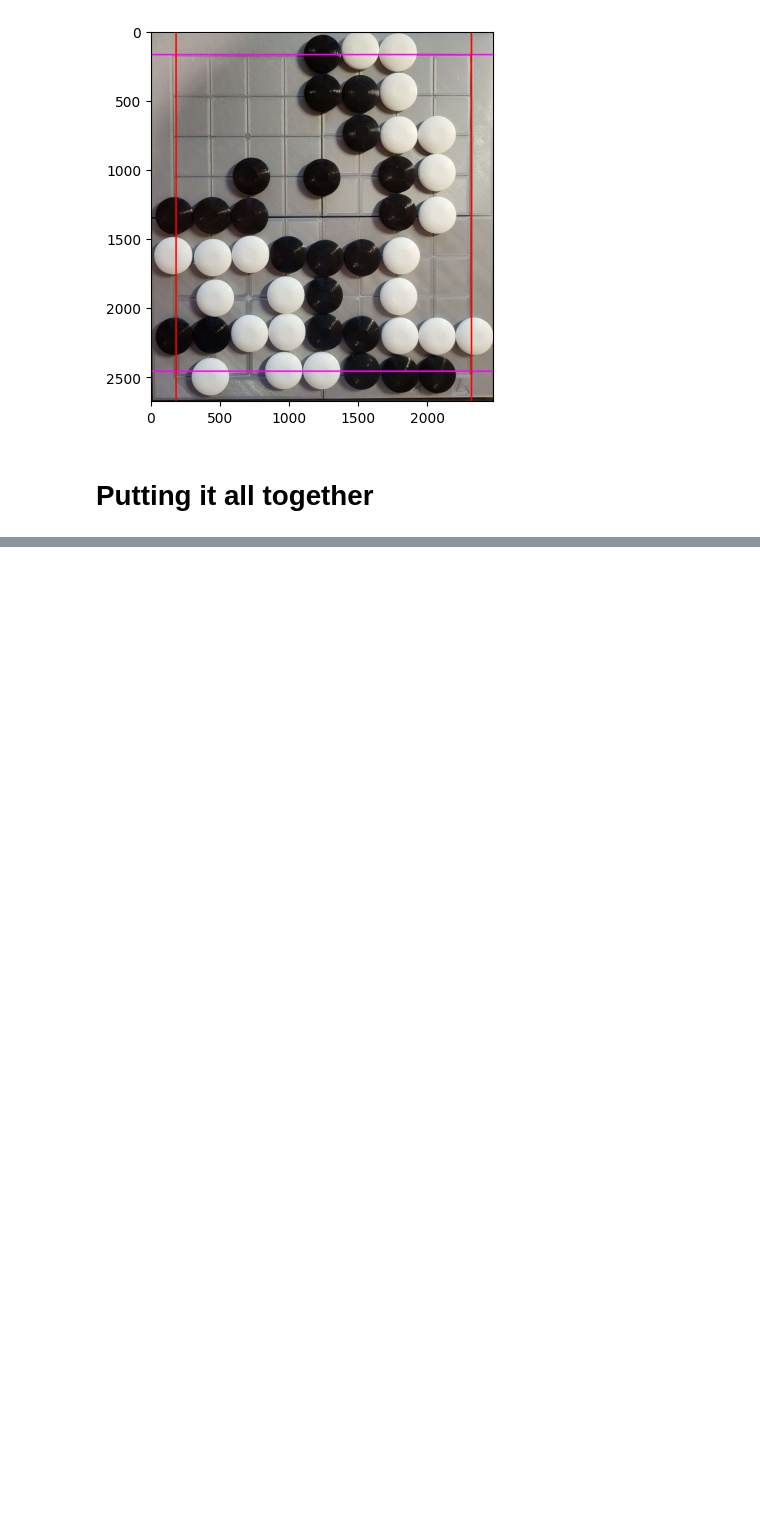
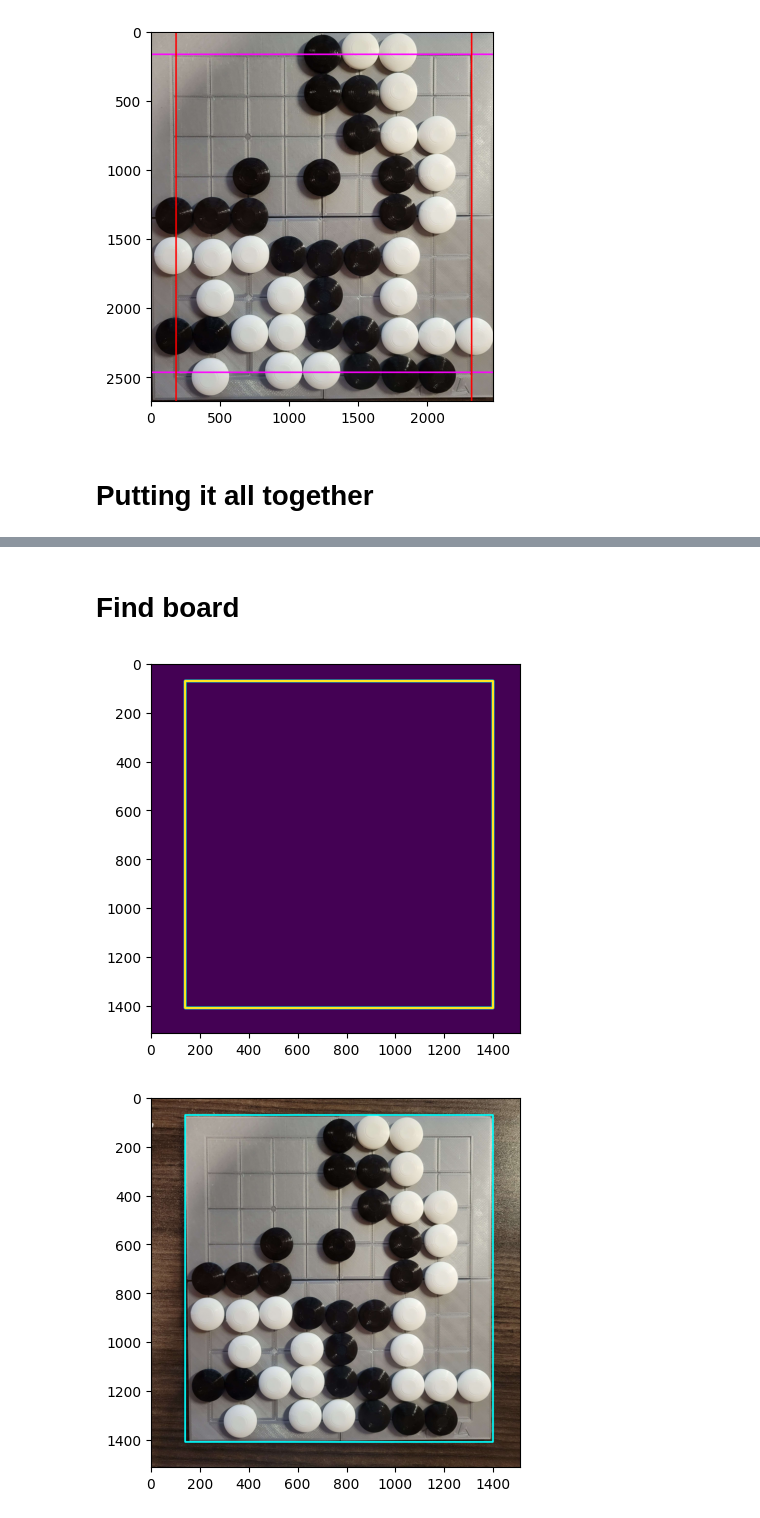
Before and after one commit to willGuimont/korigatachi, a Jupyter notebook: notebooks/detect_stone.ipynb, the cells around one changed output, grey strips where cells are left out. Drawn from its saved outputs; the diff is of its cells as text; code cells hidden in the pictures; blank space fills up the shorter version.

Commit message:
detect board

```diff
--- a/notebooks/detect_stone.ipynb
+++ b/notebooks/detect_stone.ipynb
@@ -268 +260,53 @@ Optimization terminated successfully.
 [figure]
+# %% [markdown]
+# Find board
+# %%
+img = cv.imread(path)
+
+rows, cols, _channels = map(int, img.shape)
+img = cv.pyrDown(img, dstsize=(cols // 2, rows // 2))
+
+# if not synthetic_board:
+#     img = img[150:-200, 300:-250]
+
+draw = np.zeros_like(img)
+draw = np.copy(img)
+gray = cv.cvtColor(img, cv.COLOR_BGR2GRAY)
+
+blurred = cv.medianBlur(gray, 11)
+
+edges = cv.Canny(blurred, 100, 200, None, 3)
+
+_, thresh = cv.threshold(edges, 127, 255, cv.THRESH_BINARY)
+contours, hierarchy = cv.findContours(thresh, cv.RETR_EXTERNAL, cv.CHAIN_APPROX_SIMPLE)
+biggest_contour = max(contours, key=lambda c: cv.contourArea(c))
+# cv.drawContours(draw, contours, -1, (0, 255, 0), 3)
+
+board_mask = np.zeros(img.shape[:2], dtype=np.uint8)
+
+for i, c in enumerate(contours):
+    rect = cv.boundingRect(contours[i])
+    cv.rectangle(board_mask, (int(rect[0]), int(rect[1])), (int(rect[0] + rect[2]), int(rect[1] + rect[3])),
+                 255, -1)
+
+contours, hierarchy = cv.findContours(board_mask, cv.RETR_EXTERNAL, cv.CHAIN_APPROX_SIMPLE)
+biggest_contour = max(contours, key=lambda c: cv.contourArea(c))
+
+board_mask[:, :] = 0
+cv.drawContours(board_mask, [biggest_contour], -1, 255, 10)
+board_rect = cv.boundingRect(biggest_contour)
+
+cv.rectangle(draw, (int(rect[0]), int(rect[1])), (int(rect[0] + rect[2]), int(rect[1] + rect[3])),
+             (255, 255, 0), 5)
+
+plt.imshow(board_mask)
+plt.show()
+
+plt.imshow(cv.cvtColor(draw, cv.COLOR_BGR2RGB))
+plt.show()
+
+plt.imshow(cv.cvtColor(blurred, cv.COLOR_BGR2RGB))
+plt.show()
+# %% [output]
+[figure, added]
+[figure, added]
```
Also changed, not shown: parts of 5 cells of this notebook, 1 other file.
